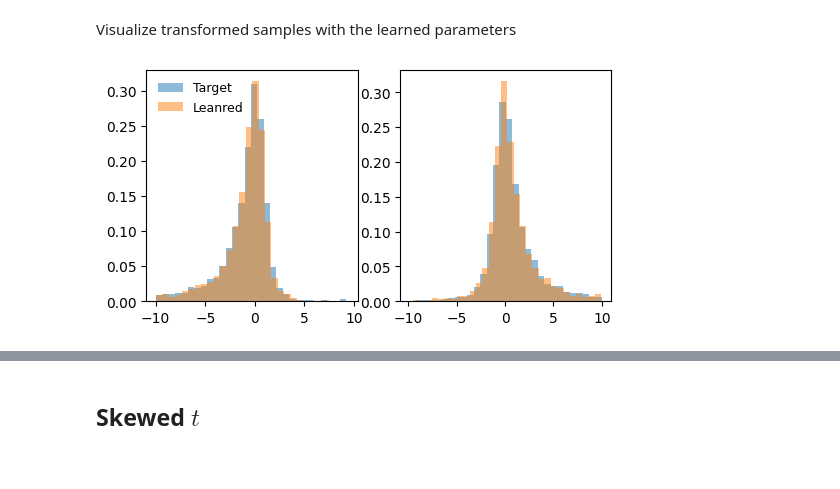
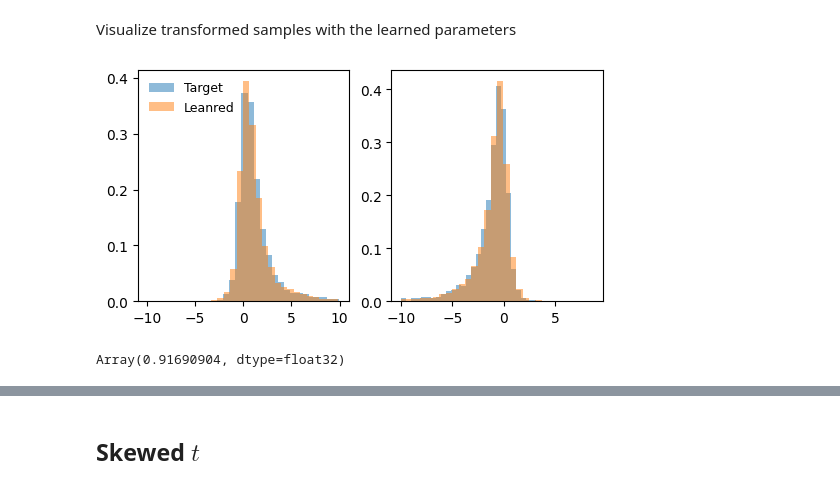
Before and after one commit to liusf15/sub-cauchy-sampler, a Jupyter notebook: experiments/test_scp.ipynb, the cells around one changed output, grey strips where cells are left out. Drawn from its saved outputs; the diff is of its cells as text; code cells hidden in the pictures.

```diff
--- a/experiments/test_scp.ipynb
+++ b/experiments/test_scp.ipynb
@@ -79,5 +123,5 @@ class SCP:
 # %%
-d = 2
+d = 10
 latitude = 1.5
 scp = SCP(d, latitude=latitude)
 # %% [markdown]
@@ -89,0 +129,10 @@ def target_logp(x):
+# %%
+_observer = jnp.linspace(-1, 1, d)
+_observer *= jnp.sqrt((0.95 - (1 - latitude)**2) / jnp.sum(_observer**2))
+print(jnp.sum(_observer**2) + (latitude - 1)**2)
+target_params = scp.inverse_transform_params(_observer,
+                                             shift=jnp.zeros(d),
+                                             scale=1.)
+
+def target_logp(x):
+    return scp.log_prob(target_params, x)
@@ -113,10 +164,3 @@ params = {
 }
 # %% [markdown]
 Define loss function as the reverse KL
-# %%
-@jax.jit
-def loss_fn(params, X):
-    Y = scp.projection(params, X)
-    logp = jax.vmap(target_logp)(Y)
-    logdet = jax.vmap(scp.log_jacobian, in_axes=(None, 0))(params, Y)
-    return -jnp.mean(logdet + logp)
@@ -125,4 +167,8 @@ Training via Adam
 # %%
+@jax.jit
+def loss_fn(params, X):
+    return scp.reverse_kl(params, target_logp, X)
+
 opt_params, losses = train(lambda params: loss_fn(params, X), params, learning_rate=0.01, max_iter=1000)
 # %%
 plt.figure(figsize=(3, 3))
@@ -146,12 +195,12 @@ Visualize transformed samples with the learned parameters
 # %%
 fig, ax = plt.subplots(1, 2, figsize=(6, 3))
 ax[0].hist(exact_samples[abs(exact_samples[:, 0]) < 10 , 0], 30, density=True, alpha=.5, label='Target')
 ax[0].hist(transformed_samples[abs(transformed_samples[:, 0]) < 10 , 0], 30, density=True, alpha=.5, label='Leanred')
 
-ax[1].hist(exact_samples[abs(exact_samples[:, 1]) < 10 , 1], 30, density=True, alpha=.5)
-ax[1].hist(transformed_samples[abs(transformed_samples[:, 1]) < 10 , 1], 30, density=True, alpha=.5)
+ax[1].hist(exact_samples[abs(exact_samples[:, -1]) < 10 , -1], 30, density=True, alpha=.5)
+ax[1].hist(transformed_samples[abs(transformed_samples[:, -1]) < 10 , -1], 30, density=True, alpha=.5)
 
 ax[0].legend(loc='upper left', fontsize=9, frameon=False)
 plt.show()
 # %% [output]
-[figure, old version]
+[figure, new version]
@@ -157,0 +216,4 @@ plt.show()
+# %%
+accepts.mean()
+# %% [output]
+Array(0.91690904, dtype=float32)
```
Also changed, not shown: parts of 34 cells of this notebook, 2 other files.
